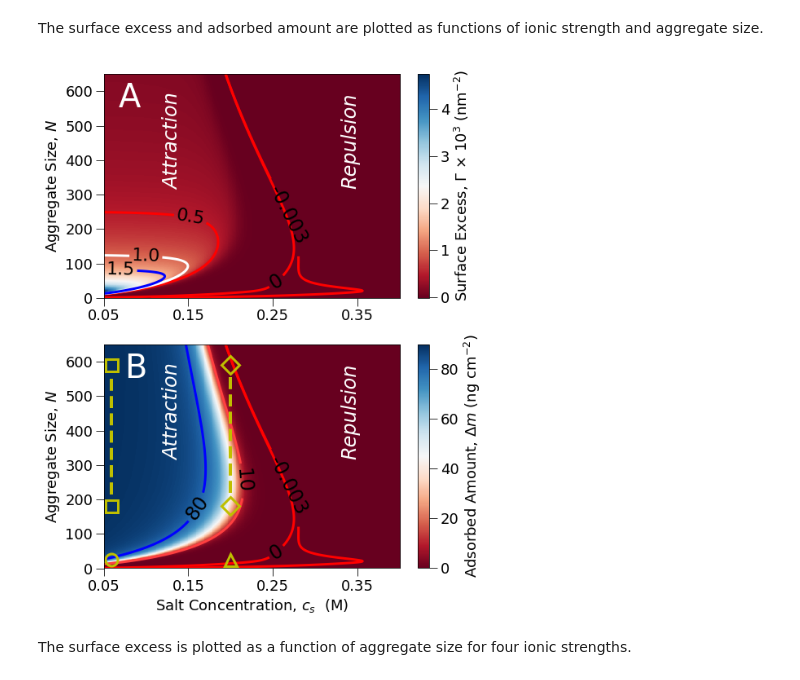
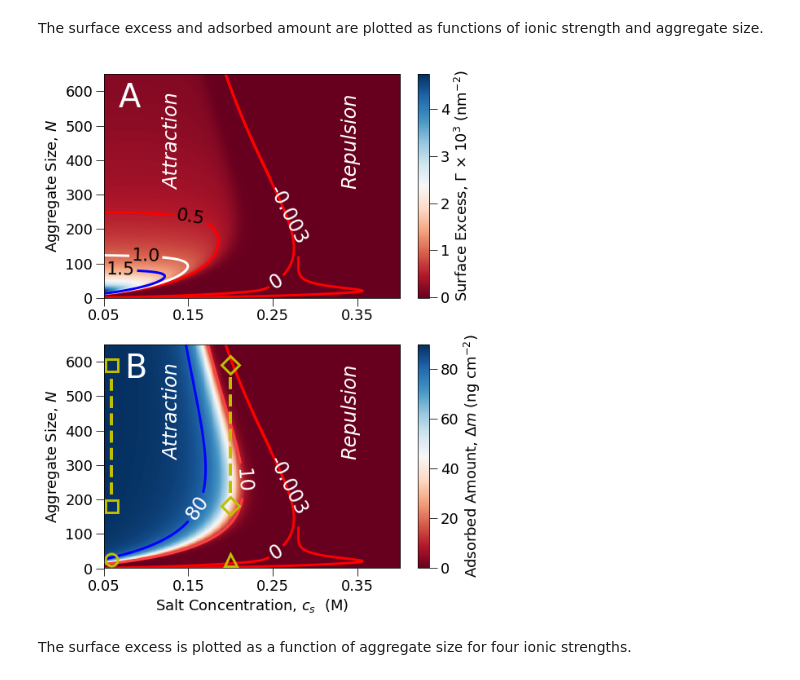
Before and after one commit to mlund/SI-surfacefibrils, a Jupyter notebook: notebook.ipynb, the cells around one changed output. Saved outputs shown, nothing was run; the diff lists cells and outputs as text; code cells hidden in the pictures.

```diff
--- a/notebook.ipynb
+++ b/notebook.ipynb
@@ -897,14 +903,19 @@ def exc(x,N,k,a_hat):
     sigma = 100/266      # surface charge density (nm-2)
     return -x + k*rho/N*(1.-3*N*x/sigma)*np.exp(2*x*a_hat-3*N*x/(sigma-3*N*x))
 
-x = np.linspace(0.05,0.4, 401) # salt concentration
-y = np.linspace(1,650,650) # number of monomers
-Z = np.ndarray(shape=(y.size,x.size))
-rho = 2.4*1e-6     # conc of the bulk solution (nm-3)
-for N in y:                   # number of monomers
-    for salt in x:            # ionic strength (mol/l)
-        b = brenth(exc, a=-1e-5, b=100, args=args(N, salt),maxiter=200)
-        Z[y.tolist().index(N)][x.tolist().index(salt)] = b*1e3
+if not Path('mc/Z.dat').is_file():
+
+    x = np.linspace(0.05,0.4, 401) # salt concentration
+    y = np.linspace(1,650,650) # number of monomers
+    Z = np.ndarray(shape=(y.size,x.size))
+    rho = 2.4*1e-6     # conc of the bulk solution (nm-3)
+    for N in y:                   # number of monomers
+        for salt in x:            # ionic strength (mol/l)
+            b = brenth(exc, a=-1e-5, b=100, args=args(N, salt),maxiter=200)
+            Z[y.tolist().index(N)][x.tolist().index(salt)] = b*1e3
+    np.savetxt('mc/Z.dat',Z)
+
+Z = np.loadtxt('mc/Z.dat')
 # %% [markdown]
 The surface excess of the aggregates is converted into adsorbed amount:
 $$
@@ -959,11 +974,11 @@ ax1.clabel(cset, inline=True, fmt='%1.1f', fontsize=22, manual=manual_locations,
 
 cset = ax1.contour(x, y, M, [0], linewidths=3, cmap=cm.bwr_r)
 manual_locations = [(0.25, 70)]
-ax1.clabel(cset, inline=True, fmt='%1.f', fontsize=24, manual=manual_locations,colors=['k'])
+ax1.clabel(cset, inline=True, fmt='%1.f', fontsize=24, manual=manual_locations,colors=['w'])
 
 cset = ax1.contour(x, y, M, [-.003], linewidths=3, cmap=cm.bwr_r)
 manual_locations = [(0.3, 300)]
-ax1.clabel(cset, inline=True, fmt='%1.3f', fontsize=24, manual=manual_locations,colors=['k'])
+ax1.clabel(cset, inline=True, fmt='%1.3f', fontsize=24, manual=manual_locations,colors=['w'])
 
 ax1.text(0.120,550,'Attraction',rotation='90', color='white',fontsize=24, style='italic')
 ax1.text(0.33,550,'Repulsion',rotation='90',color='white',fontsize=24, style='italic')
@@ -986,37 +1001,37 @@ im = ax2.imshow(M,cmap=cm.RdBu,extent=[x.min(),x.max(),y.min(),y.max()],origin='
 # contour lines
 cset = ax2.contour(x, y, M, [0,10,80], linewidths=3, cmap=cm.bwr_r)
 manual_locations = [(0.25, 70),(0.2, 250),(0.15, 200)]
-ax2.clabel(cset, inline=True, fmt='%1.f', fontsize=24, manual=manual_locations,colors=['k','k','k'])
+ax2.clabel(cset, inline=True, fmt='%1.f', fontsize=24, manual=manual_locations,colors=['w','w','w'])
 
 cset = ax2.contour(x, y, M, [-.003], linewidths=3, cmap=cm.bwr_r)
 manual_locations = [(0.3, 300)]
-ax2.clabel(cset, inline=True, fmt='%1.3f', fontsize=24, manual=manual_locations,colors=['k'])
+ax2.clabel(cset, inline=True, fmt='%1.3f', fontsize=24, manual=manual_locations,colors=['w'])
 
 ax2.text(0.120,550,'Attraction',rotation='90', color='white',fontsize=24, style='italic')
 ax2.text(0.33,550,'Repulsion',rotation='90',color='white',fontsize=24, style='italic')
 
 #plt.scatter([.05,.2,.05,.2], [150,150,1,1], s=500, c='k', alpha=0,edgecolors='k')
 ax2.plot( [.059], [591], 's', ms=15, mew=3, mec='y', mfc='None')
 ax2.plot( [.2], [591], 'D', ms=15, mew=3, mec='y', mfc='None')
 ax2.plot( [.059], [182], 's', ms=15, mew=3, mec='y', mfc='None')
 ax2.plot( [.2], [182], 'D', ms=15, mew=3, mec='y', mfc='None')
 ax2.plot( [.059], [25], 'o', ms=15, mew=3, mec='y', mfc='None')
 ax2.plot( [.2], [25], '^', ms=15, mew=3, mec='y', mfc='None')
 ax2.vlines(x=.2,ymin=220,ymax=565,linestyles='--',lw=4,color='y')
 ax2.vlines(x=.059,ymin=215,ymax=560,linestyles='--',lw=4,color='y')
 # labels
 colorbar(im,ax=ax2,ticks=np.arange(0,135,20),label=r'Adsorbed Amount, $\Delta m$ (ng cm$^{-2}$)') # adding the colorbar on the right
 ax2.set_ylabel('Aggregate Size, $N$')
 ax2.set_xlabel('Salt Concentration, $c_s$  (M)')
 ax2.set_xticks(np.arange(.05,.52,.1))
 ax2.annotate('B',xy=(0.07,.85), fontsize=40, xycoords='axes fraction',color='w')
 ax2.set_xlim(.05,.4)
 ax2.set_ylim(1,650)
 plt.tight_layout(h_pad=0)
 plt.savefig('fig6.pdf')
 plt.show()
 # %% [output]
-[figure, old version]
+[figure, new version]
 # %% [markdown]
 The surface excess is plotted as a function of aggregate size for four ionic strengths.
 # %%
```
Also changed, not shown: parts of 5 cells of this notebook, 4 other files.
